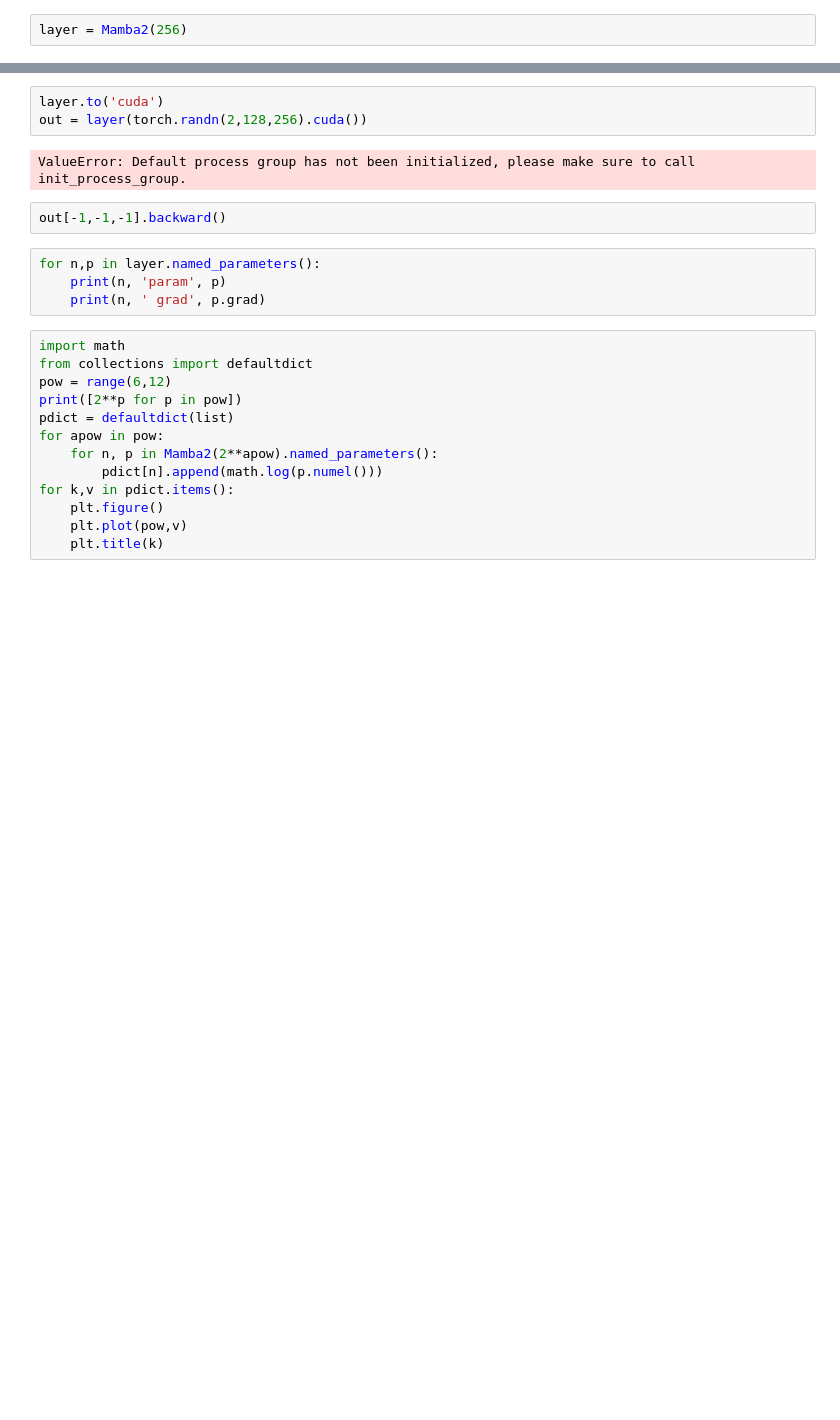
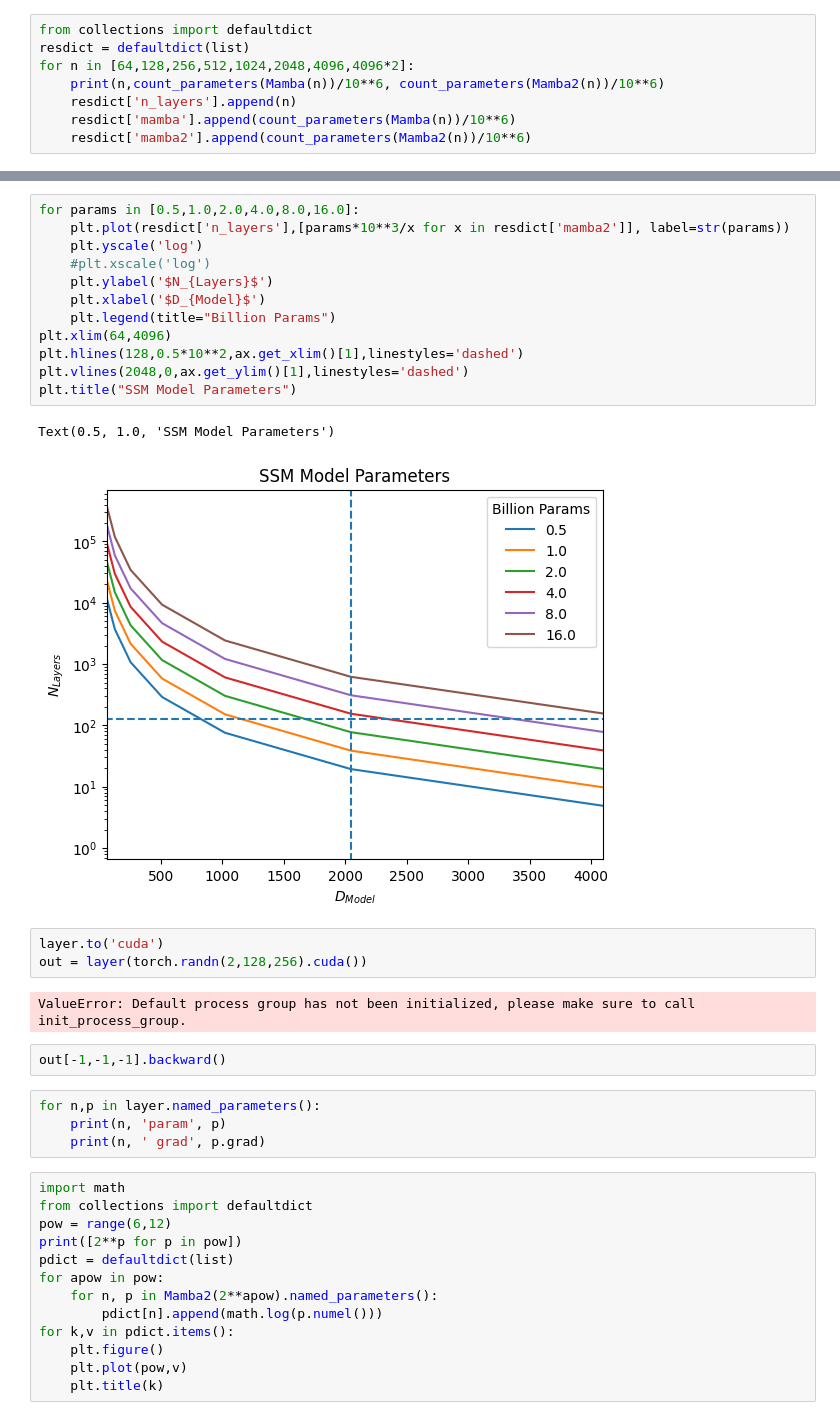
Before and after one commit to synthetic-tensors/mamba, a Jupyter notebook: tests.ipynb, the cells around one changed output, grey strips where cells are left out. Drawn from its saved outputs; the diff is of its cells as text; blank space fills up the shorter version.

```diff
--- a/tests.ipynb
+++ b/tests.ipynb
@@ -11,2 +12,8 @@ from mamba_ssm.modules.mamba2 import Mamba2
 # %%
-layer = Mamba2(256)
+from collections import defaultdict
+resdict = defaultdict(list)
+for n in [64,128,256,512,1024,2048,4096,4096*2]:
+    print(n,count_parameters(Mamba(n))/10**6, count_parameters(Mamba2(n))/10**6)
+    resdict['n_layers'].append(n)
+    resdict['mamba'].append(count_parameters(Mamba(n))/10**6)
+    resdict['mamba2'].append(count_parameters(Mamba2(n))/10**6)
@@ -13,3 +51,18 @@ layer = Mamba2(256)
+# %%
+for params in [0.5,1.0,2.0,4.0,8.0,16.0]:
+    plt.plot(resdict['n_layers'],[params*10**3/x for x in resdict['mamba2']], label=str(params))
+    plt.yscale('log')
+    #plt.xscale('log')
+    plt.ylabel('$N_{Layers}$')
+    plt.xlabel('$D_{Model}$')
+    plt.legend(title="Billion Params")
+plt.xlim(64,4096)
+plt.hlines(128,0.5*10**2,ax.get_xlim()[1],linestyles='dashed')
+plt.vlines(2048,0,ax.get_ylim()[1],linestyles='dashed')
+plt.title("SSM Model Parameters")
+# %% [output]
+Text(0.5, 1.0, 'SSM Model Parameters')
+[figure, added]
 # %%
 layer.to('cuda')
 out = layer(torch.randn(2,128,256).cuda())
```
Also changed, not shown: parts of 5 cells of this notebook.
